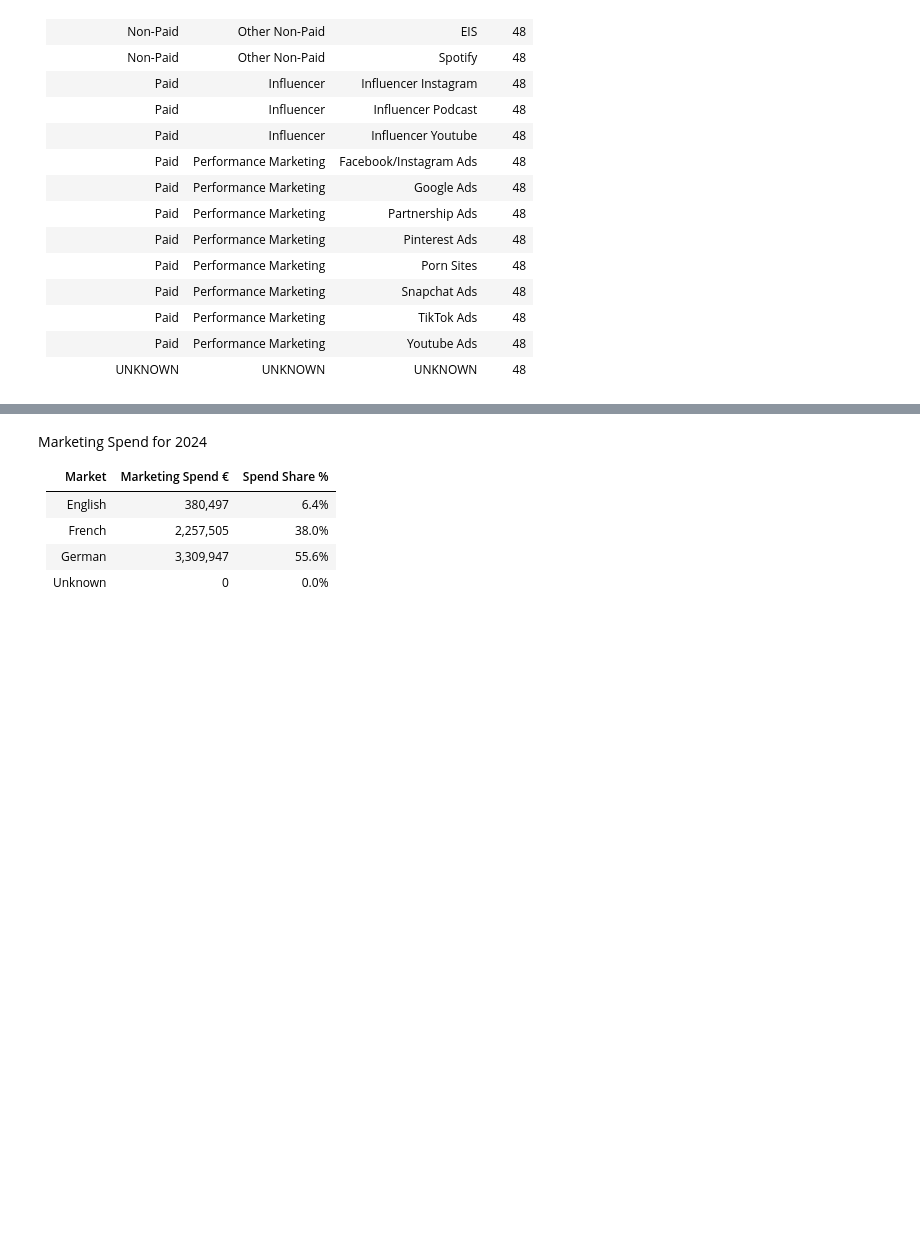
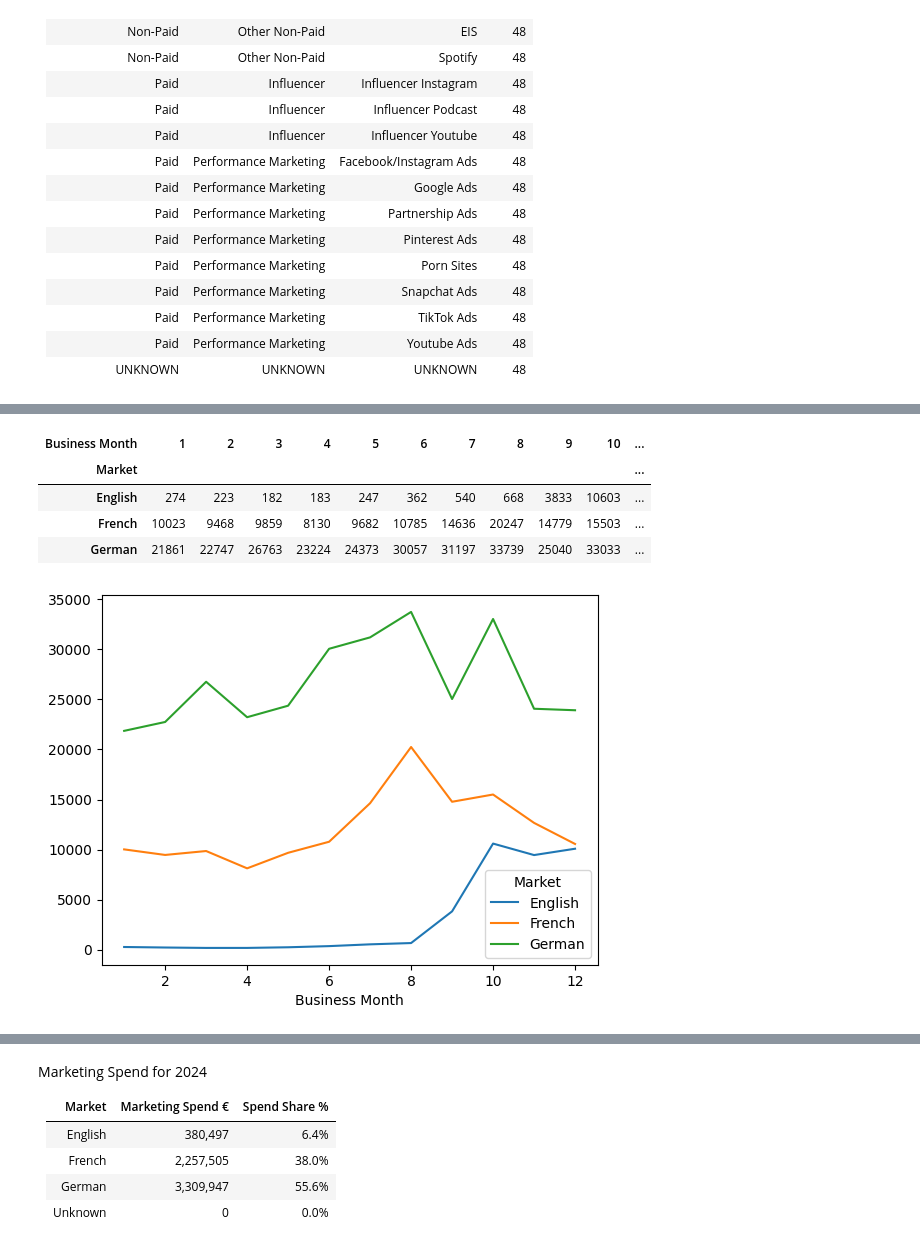
Before and after one commit to slatting24/improved-fiesta, a Jupyter notebook: case_exploration.ipynb, the cells around one changed output, grey strips where cells are left out. Cells and saved outputs as stored; diff of their text form; code cells hidden in the pictures; blank space fills up the shorter version.

```diff
--- a/case_exploration.ipynb
+++ b/case_exploration.ipynb
@@ -122,0 +138,12 @@ market_spend.pivot_table(index='Business Month',columns='Market',values='Marketi
+# %%
+market_subs = df_clean.groupby(['Market', 'Business Month'], as_index=False)[['Subscriber']].sum()
+
+market_subs.pivot_table(index='Business Month',columns='Market',values='Subscriber',aggfunc=sum).plot()
+market_subs.pivot_table(index='Market',columns='Business Month',values='Subscriber',aggfunc=sum)
+# %% [output]
+| Business Month | 1 | 2 | 3 | 4 | 5 | 6 | 7 | 8 | 9 | 10 | ... |
+| Market |  |  |  |  |  |  |  |  |  |  | ... |
+| English | 274 | 223 | 182 | 183 | 247 | 362 | 540 | 668 | 3833 | 10603 | ... |
+| French | 10023 | 9468 | 9859 | 8130 | 9682 | 10785 | 14636 | 20247 | 14779 | 15503 | ... |
+| German | 21861 | 22747 | 26763 | 23224 | 24373 | 30057 | 31197 | 33739 | 25040 | 33033 | ... |
+[figure, added]
```
Also changed, not shown: parts of 62 cells of this notebook, 4 other files.
